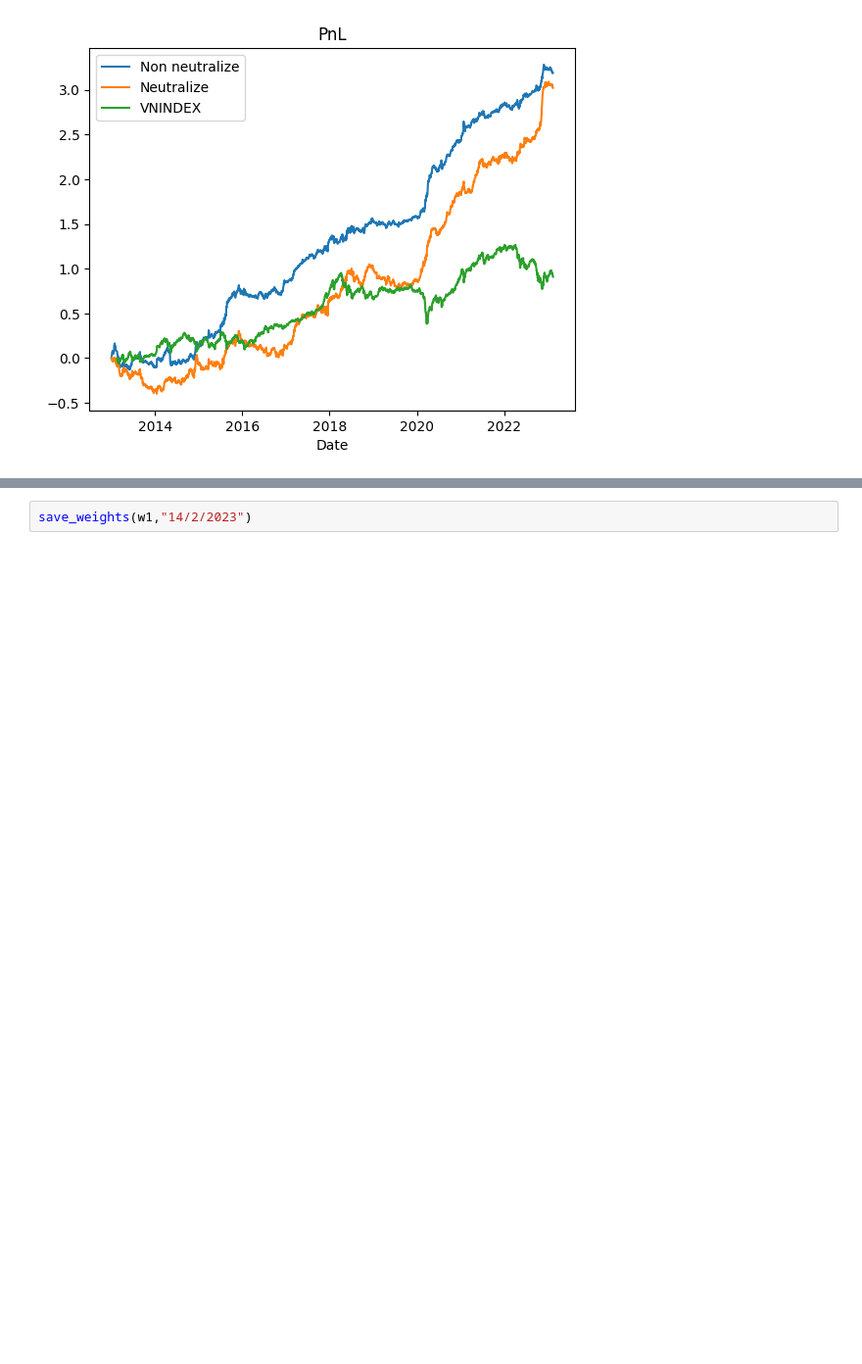
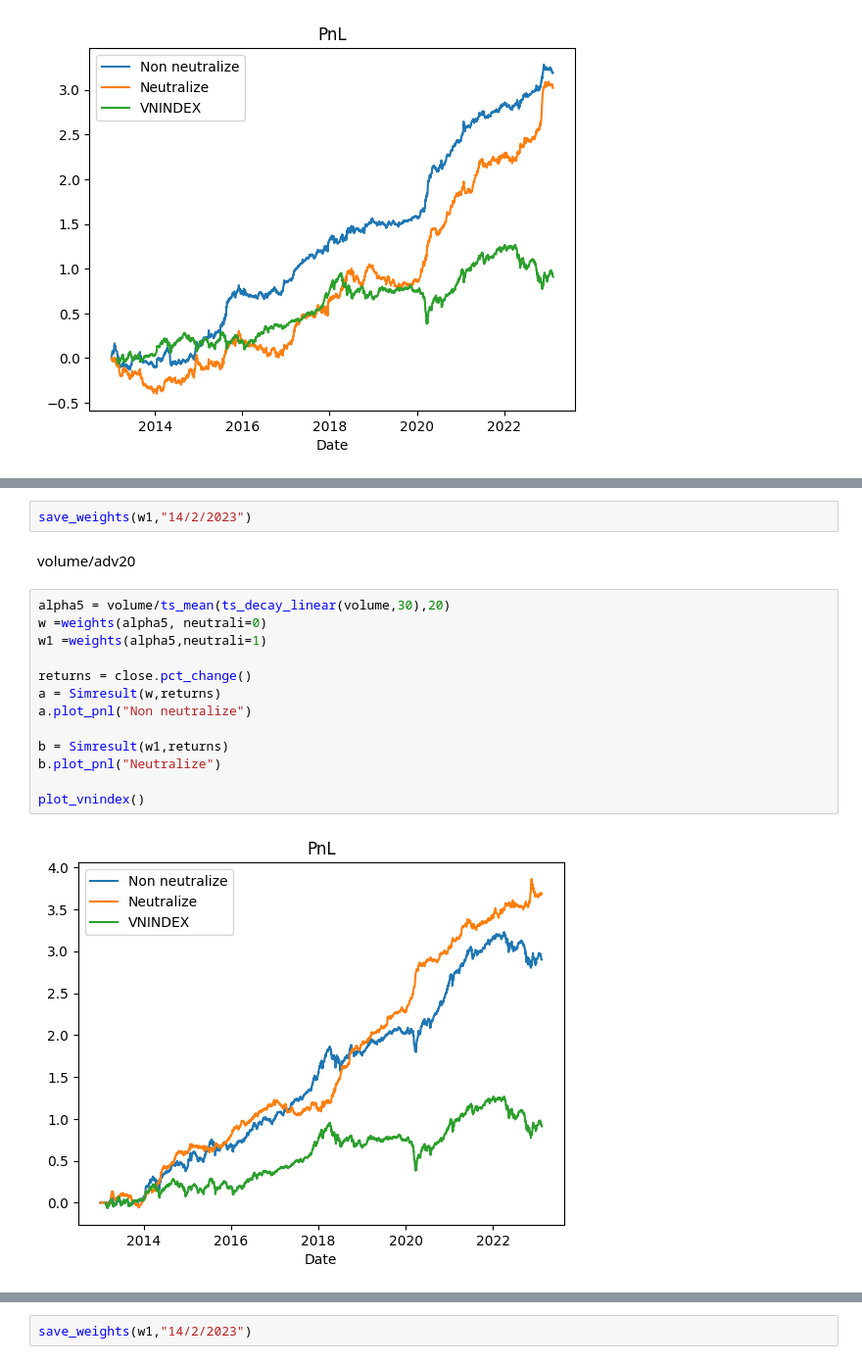
Before and after one commit to khanhtrinh2003/VN30-Strategy, a Jupyter notebook: main.ipynb, the cells around one changed output, grey strips where cells are left out. Shown at 98% size. Saved outputs shown, nothing was run; the diff lists cells and outputs as text; blank space fills up the shorter version.

```diff
--- a/main.ipynb
+++ b/main.ipynb
@@ -186 +186,20 @@ a.get_overall()
+# %%
+save_weights(w1,"14/2/2023")
+# %% [markdown]
+volume/adv20
+# %%
+alpha5 = volume/ts_mean(ts_decay_linear(volume,30),20)
+w =weights(alpha5, neutrali=0)
+w1 =weights(alpha5,neutrali=1)
+
+returns = close.pct_change()
+a = Simresult(w,returns)
+a.plot_pnl("Non neutralize")
+
+b = Simresult(w1,returns)
+b.plot_pnl("Neutralize")
+
+plot_vnindex()
+# %% [output]
+[figure, added]
 # %%
```
Also changed, not shown: parts of 29 cells of this notebook, 2 other files.
